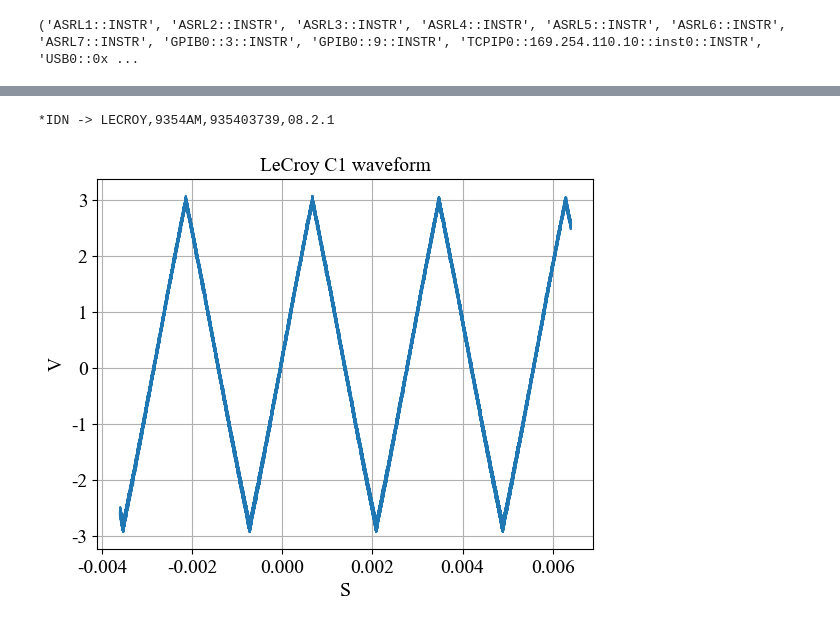
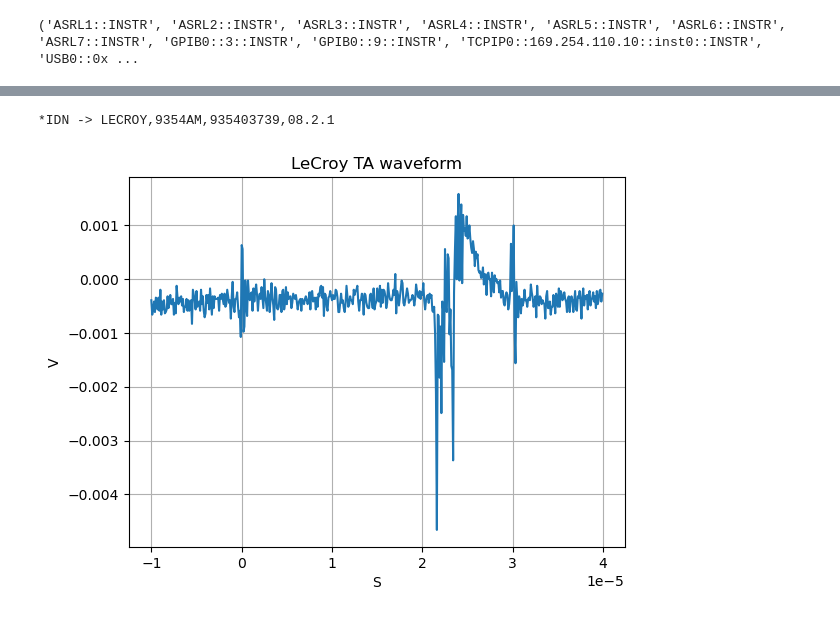
Before and after one commit to FENG-MengLong/ExperimentCode, a Jupyter notebook: TemporaryCode/LeCoryTest.ipynb, the cells around one changed output, grey strips where cells are left out. Saved outputs shown, nothing was run; the diff lists cells and outputs as text; code cells hidden in the pictures.

```diff
--- a/TemporaryCode/LeCoryTest.ipynb
+++ b/TemporaryCode/LeCoryTest.ipynb
@@ -233,18 +235,18 @@ y unit: V
 # %%
 import matplotlib.pyplot as plt
 
 lecroy = LeCroy9354AM("GPIB0::3::INSTR")
 lecroy.setup_transfer()
 
-t, v, info = lecroy.read_waveform("C1")
+t, v, info = lecroy.read_waveform("TA")
 lecroy.close()
 
 plt.plot(t, v)
 plt.xlabel(info["horizontal_unit"] or "s")
 plt.ylabel(info["vertical_unit"] or "V")
-plt.title("LeCroy C1 waveform")
+plt.title("LeCroy TA waveform")
 plt.grid(True)
 plt.show()
 # %% [output]
 *IDN -> LECROY,9354AM,935403739,08.2.1
-[figure, old version]
+[figure, new version]
```
Also changed, not shown: parts of 2 cells of this notebook, 8 other files.
